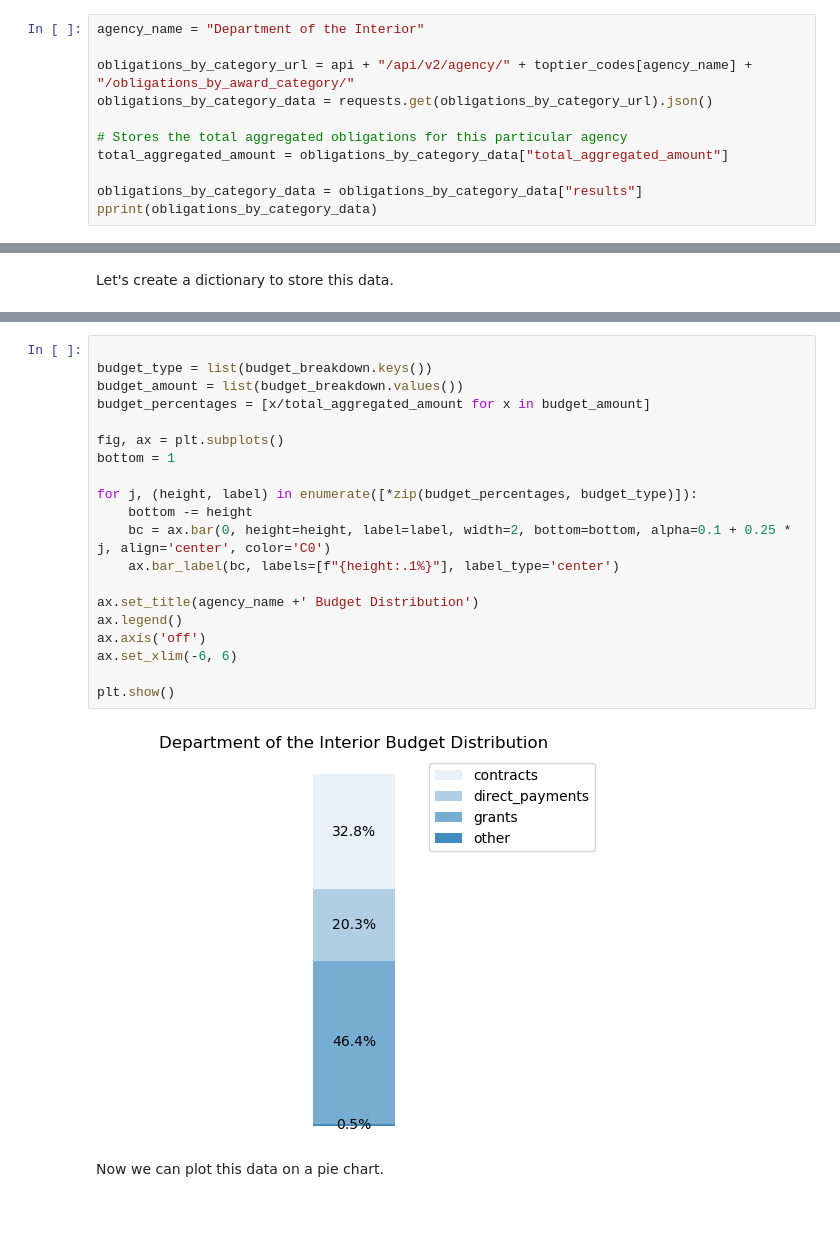
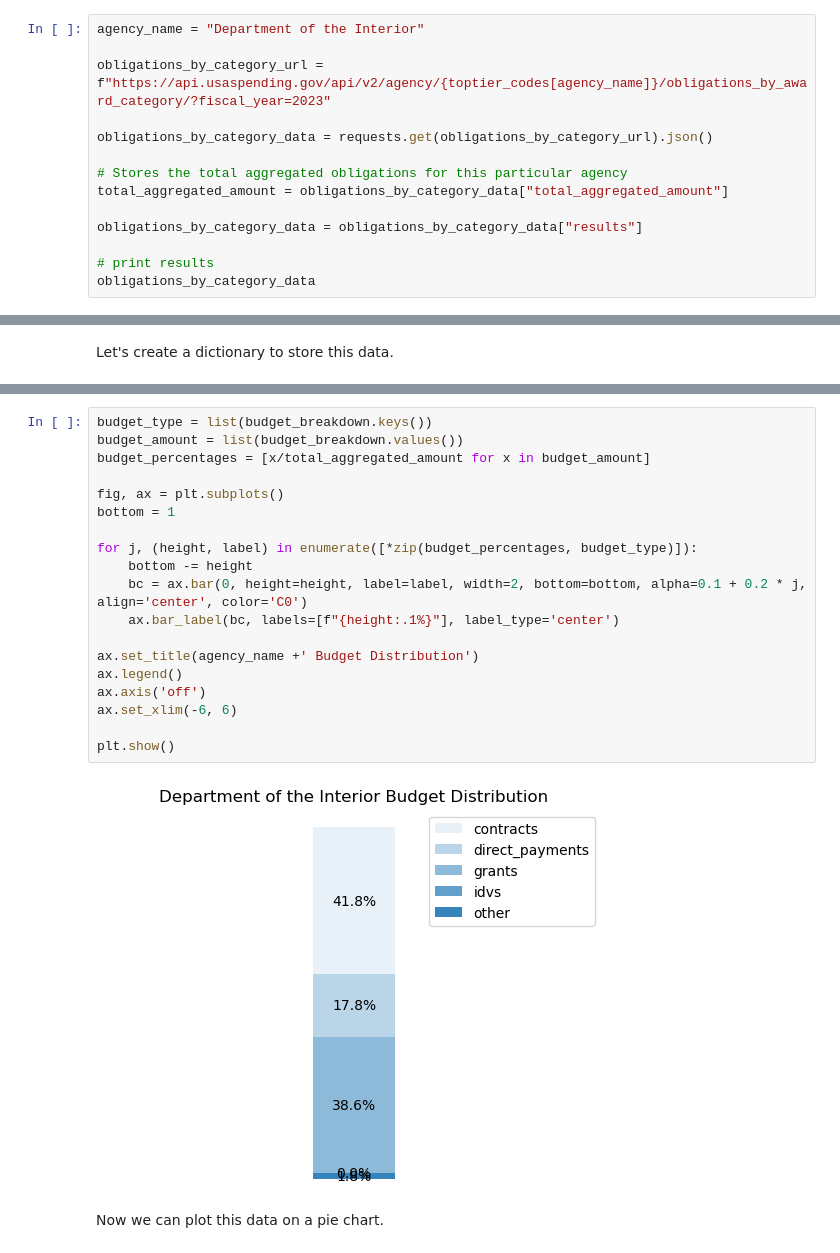
Before and after one commit to ualibweb/UALIB_ScholarlyAPI_Cookbook, a Jupyter notebook: content/scripts/python/python_usaspending.ipynb, the cells around one changed output, grey strips where cells are left out. Drawn from its saved outputs; the diff is of its cells as text; blank space fills up the shorter version.

Commit message:
Update usaspending tutorial for python

```diff
--- a/content/scripts/python/python_usaspending.ipynb
+++ b/content/scripts/python/python_usaspending.ipynb
@@ -244,12 +252,15 @@ We can use the API to view the breakdown the spending of a particular agency.
 # %%
 agency_name = "Department of the Interior"
 
-obligations_by_category_url = api + "/api/v2/agency/" + toptier_codes[agency_name] + "/obligations_by_award_category/"
+obligations_by_category_url = f"https://api.usaspending.gov/api/v2/agency/{toptier_codes[agency_name]}/obligations_by_award_category/?fiscal_year=2023"
+
 obligations_by_category_data = requests.get(obligations_by_category_url).json()
 
 # Stores the total aggregated obligations for this particular agency
 total_aggregated_amount = obligations_by_category_data["total_aggregated_amount"]
 
 obligations_by_category_data = obligations_by_category_data["results"]
-pprint(obligations_by_category_data)
+
+# print results
+obligations_by_category_data
 # %% [output]
@@ -278,25 +290,24 @@ pprint(budget_breakdown)
 # %%
-
 budget_type = list(budget_breakdown.keys())
 budget_amount = list(budget_breakdown.values())
 budget_percentages = [x/total_aggregated_amount for x in budget_amount]
 
 fig, ax = plt.subplots()
 bottom = 1
 
 for j, (height, label) in enumerate([*zip(budget_percentages, budget_type)]):
     bottom -= height
-    bc = ax.bar(0, height=height, label=label, width=2, bottom=bottom, alpha=0.1 + 0.25 * j, align='center', color='C0')
+    bc = ax.bar(0, height=height, label=label, width=2, bottom=bottom, alpha=0.1 + 0.2 * j, align='center', color='C0')
     ax.bar_label(bc, labels=[f"{height:.1%}"], label_type='center')
 
 ax.set_title(agency_name +' Budget Distribution')
 ax.legend()
 ax.axis('off')
 ax.set_xlim(-6, 6)
 
 plt.show()
 # %% [output]
-[figure, old version]
+[figure, new version]
 # %% [markdown]
 Now we can plot this data on a pie chart.
 # %%
```
Also changed, not shown: parts of 17 cells of this notebook.
